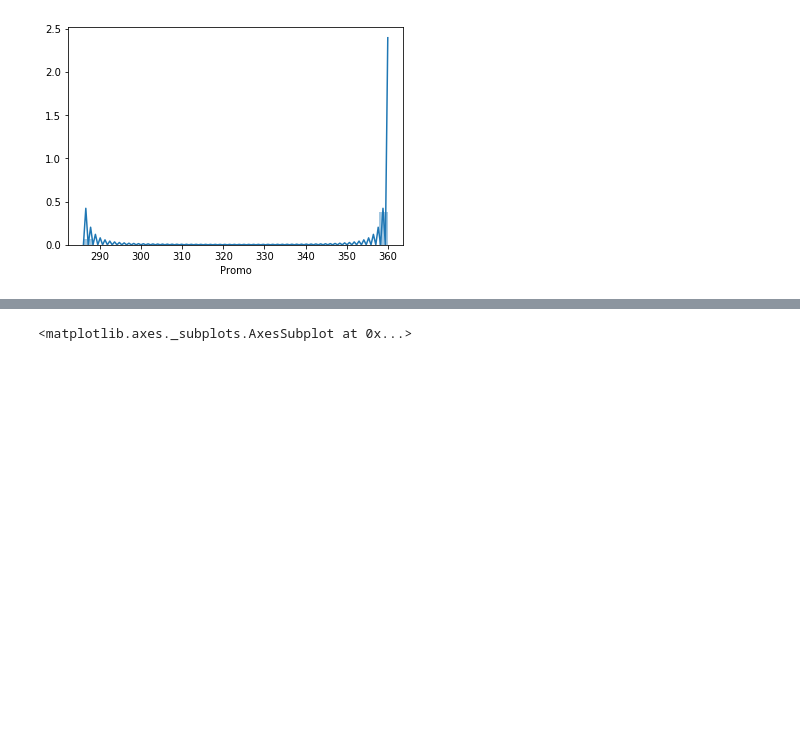
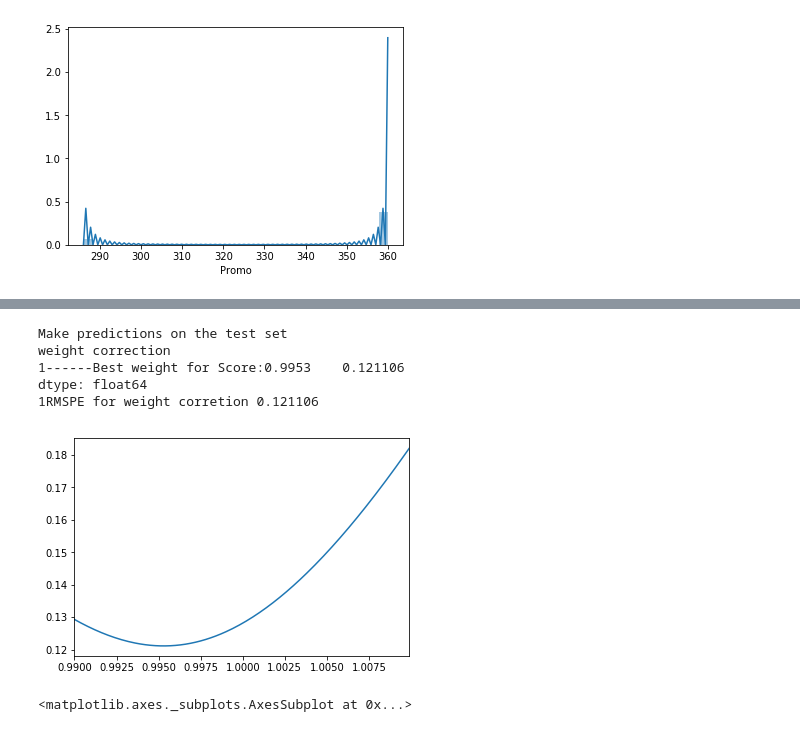
Before and after one commit to lirong1986/-rossmann-store-sales, a Jupyter notebook: rossmann-store-sales-final.ipynb, the cells around one changed output, grey strips where cells are left out. Saved outputs shown, nothing was run; the diff lists cells and outputs as text; code cells hidden in the pictures; blank space fills up the shorter version.

```diff
--- a/rossmann-store-sales-final.ipynb
+++ b/rossmann-store-sales-final.ipynb
@@ -616,0 +807,6 @@ AttributeError: 'DataFrame' object has no attribute 'year'
+# %%
+import xgboost as xgb
+
+dtrain = xgb.DMatrix(ho_xtrain.values, ho_ytrain.values)
+dvalid = xgb.DMatrix(ho_xtest.values, ho_ytest.values)
+watchlist = [(dtrain, 'train'), (dvalid, 'eval')]
@@ -616,0 +873,13 @@ AttributeError: 'DataFrame' object has no attribute 'year'
+# %%
+#采用保留数据集进行检测，先用初始模型进行检验，然后对模型进行调优
+print("validating")
+ho_xtest.sort_index(inplace=True)
+ho_ytest.sort_index(inplace=True)
+
+for gbm_info in gbm_list:
+    idx = gbm_info[0]
+    gbm = gbm_info[1]
+    yhat = gbm.predict(xgb.DMatrix(ho_xtest.values))
+    error = rmspe(np.expm1(ho_ytest), np.expm1(yhat))
+
+    print(str(idx) + "------"+ 'RMSPE: {:.6f}'.format(error))
@@ -617,3 +906,49 @@ AttributeError: 'DataFrame' object has no attribute 'year'
+# %%
+#print("Make predictions on the test set")
+for gbm_info in gbm_list:
+    key = gbm_info[0]
+    gbm = gbm_info[1]
+
+    yhat = gbm.predict(xgb.DMatrix(ho_xtest.values))
+    error = rmspe(np.expm1(ho_ytest), np.expm1(yhat))
+
+    print(str(key) + "----valid_set----"+ 'RMSPE: {:.6f}'.format(error))
+
+
+    dtest = xgb.DMatrix(xtest.values)
+    test_probs = gbm.predict(dtest)
+
+    result = pd.DataFrame({"Id": data_test['Id'], 'Sales': np.expm1(test_probs)})
+    result.to_csv("Rossmann_submission_xgb_"+str(key)+".csv", index=False)
+
+
+
+    print("weight correction")
+    W=[(0.9900+(i/10000)) for i in range(200)]
+    S =[]
+    for w in W:
+        error = rmspe(np.expm1(ho_ytest), np.expm1(yhat*w))
+        #print('RMSPE for {:.3f}:{:.6f}'.format(w,error))
+        S.append(error)
+    Score = pd.Series(S,index=W)
+    Score.plot()
+    BS = Score[Score.values == Score.values.min()]
+    print (str(key) + '------Best weight for Score:{}'.format(BS))
+
+    w = float(BS.index[0])
+    yhat_new = yhat*w
+    error = rmspe(np.expm1(ho_ytest), np.expm1(yhat_new))
+    print (str(key) + '------RMSPE for weight corretion {:6f}'.format(error))
+
+    result = pd.DataFrame({"Id": data_test['Id'], 'Sales': np.expm1(test_probs*w)})
+    result.to_csv("Rossmann_submission_xgb_"+str(key)+"_fix.csv", index=False)
+# %% [output]
+Make predictions on the test set
+weight correction
+1------Best weight for Score:0.9953    0.121106
+dtype: float64
+1RMSPE for weight corretion 0.121106
+[figure, added]
 # %%
 #分析销量随时间变化,#这里换成平均值随时间变化
 data_train.loc[data_train['Store']==100 ,['Date','Sales']].plot(x='Date',y='Sales',title='Store1',figsize=(16,4))
```
Also changed, not shown: parts of 47 cells of this notebook, 2 other files.
